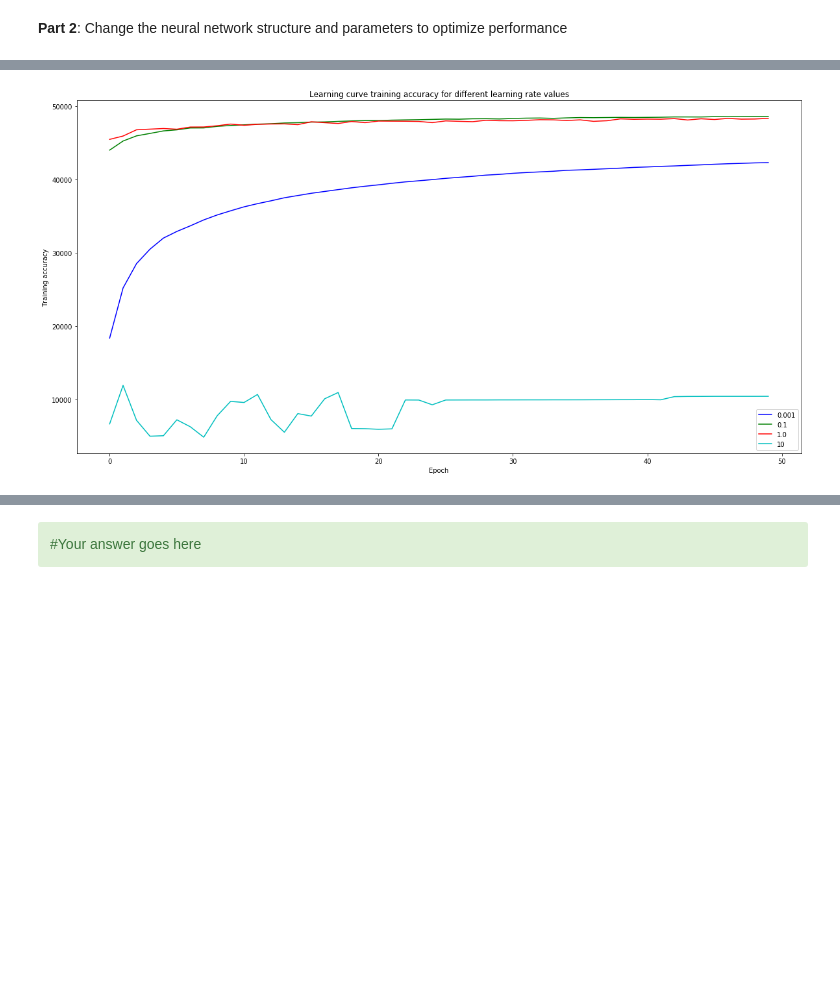
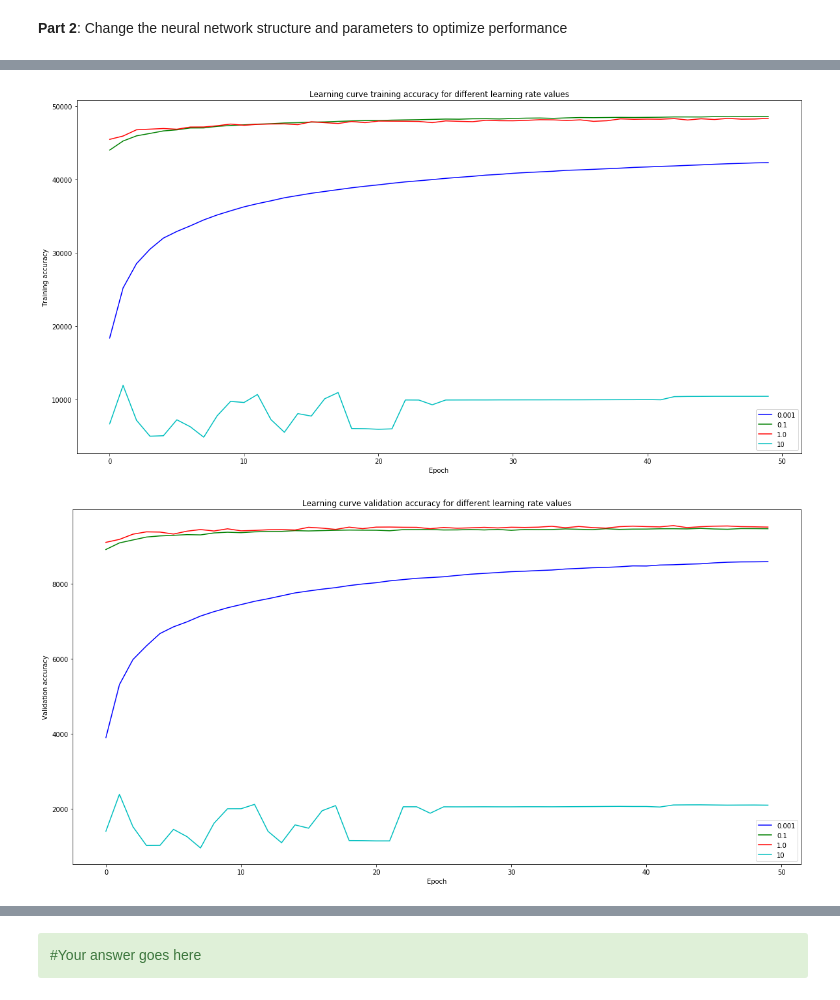
Before and after one commit to MatteoRomiti/DeepLearningLabs, a Jupyter notebook: lab1/TP1-notebook.ipynb, the cells around one changed output, grey strips where cells are left out. Cells and saved outputs as stored; diff of their text form; code cells hidden in the pictures; blank space fills up the shorter version.

```diff
--- a/lab1/TP1-notebook.ipynb
+++ b/lab1/TP1-notebook.ipynb
@@ -308,6 +283,6 @@ Test_Accuracy  8.79
 # %%
 #train your network
-(training_accuracy_lr01, error_lr01) = my_mnist_net.train(training_data, validation_data)
+(training_accuracy_lr01, error_lr01, validation_accuracy_lr01) = my_mnist_net.train(training_data, validation_data)
 
 #save your model in Models/ using a distinguishing name for your model (architecture, learning rate, etc...)
 my_mnist_net.save("Models/model_" + "784_30_10_01.model")
@@ -367,7 +342,7 @@ test accuracy achieved for each learning rate. Which one achieves the maximum te
 my_mnist_net = NeuralNetwork(input_layer_size=784, hidden_layer_size=30, output_layer_size=10, learning_rate=0.001)
 
 #train network
-(training_accuracy_lr0001, error_lr0001) = my_mnist_net.train(training_data, validation_data)
+(training_accuracy_lr0001, error_lr0001, validation_accuracy_lr0001) = my_mnist_net.train(training_data, validation_data)
 
 #save model in Models/ using a distinguishing name for your model (architecture, learning rate, etc...)
 my_mnist_net.save("Models/model_" + "784_30_10_0001.model")
@@ -394,7 +369,7 @@ Iteration: 50/50[=====] -Error: 0.1297303006  -Training_Accuracy:  84.65  -Valid
 my_mnist_net = NeuralNetwork(input_layer_size=784, hidden_layer_size=30, output_layer_size=10, learning_rate=1.0)
 
 #train network
-(training_accuracy_lr1, error_lr1) = my_mnist_net.train(training_data, validation_data)
+(training_accuracy_lr1, error_lr1, validation_accuracy_lr1) = my_mnist_net.train(training_data, validation_data)
 
 #save model in Models/ using a distinguishing name for your model (architecture, learning rate, etc...)
 my_mnist_net.save("Models/model_" + "784_30_10_1.model")
@@ -421,7 +396,7 @@ Iteration: 50/50[=====] -Error: 0.0316565638  -Training_Accuracy:  96.73  -Valid
 my_mnist_net = NeuralNetwork(input_layer_size=784, hidden_layer_size=30, output_layer_size=10, learning_rate=10)
 
 #train network
-(training_accuracy_lr10, error_lr10) = my_mnist_net.train(training_data, validation_data)
+(training_accuracy_lr10, error_lr10, validation_accuracy_lr10) = my_mnist_net.train(training_data, validation_data)
 
 #save model in Models/ using a distinguishing name for your model (architecture, learning rate, etc...)
 my_mnist_net.save("Models/model_" + "784_30_10_ten.model")
@@ -446,23 +421,45 @@ Iteration: 50/50[=====] -Error: 0.4998899705  -Training_Accuracy:  20.93  -Valid
 # %%
 #plotting all learning rate training accuracy against each other
 fig = plt.figure(figsize=(20,10))
 #learning rate = 0.001
 x = np.arange(len(training_accuracy_lr0001))
 plt.plot(x, training_accuracy_lr0001, "b-", label="0.001")
 #learning rate = 0.1
 x = np.arange(len(training_accuracy_lr01))
 plt.plot(x, training_accuracy_lr01, "g-", label="0.1")
 #learning rate = 1.0
 x = np.arange(len(training_accuracy_lr1))
 plt.plot(x, training_accuracy_lr1, "r-", label="1.0")
 #learning rate = 10
 x = np.arange(len(training_accuracy_lr10))
 plt.plot(x, training_accuracy_lr10, "c-", label="10")
 
 plt.xlabel("Epoch")
 plt.ylabel("Training accuracy")
 plt.legend()
 plt.title("Learning curve training accuracy for different learning rate values")
 plt.show()
+
+#plotting all learning rate errors against each other
+fig = plt.figure(figsize=(20,10))
+#learning rate = 0.001
+x = np.arange(len(error_lr0001))
+plt.plot(x, validation_accuracy_lr0001, "b-", label="0.001")
+#learning rate = 0.1
+x = np.arange(len(error_lr01))
+plt.plot(x, validation_accuracy_lr01, "g-", label="0.1")
+#learning rate = 1.0
+x = np.arange(len(error_lr1))
+plt.plot(x, validation_accuracy_lr1, "r-", label="1.0")
+#learning rate = 10
+x = np.arange(len(error_lr10))
+plt.plot(x, validation_accuracy_lr10, "c-", label="10")
+
+plt.xlabel("Epoch")
+plt.ylabel("Validation accuracy")
+plt.legend()
+plt.title("Learning curve validation accuracy for different learning rate values")
+plt.show()
 # %% [output]
 [figure]
+[figure, added]
```
Also changed, not shown: parts of 54 cells of this notebook, 2 other files.
